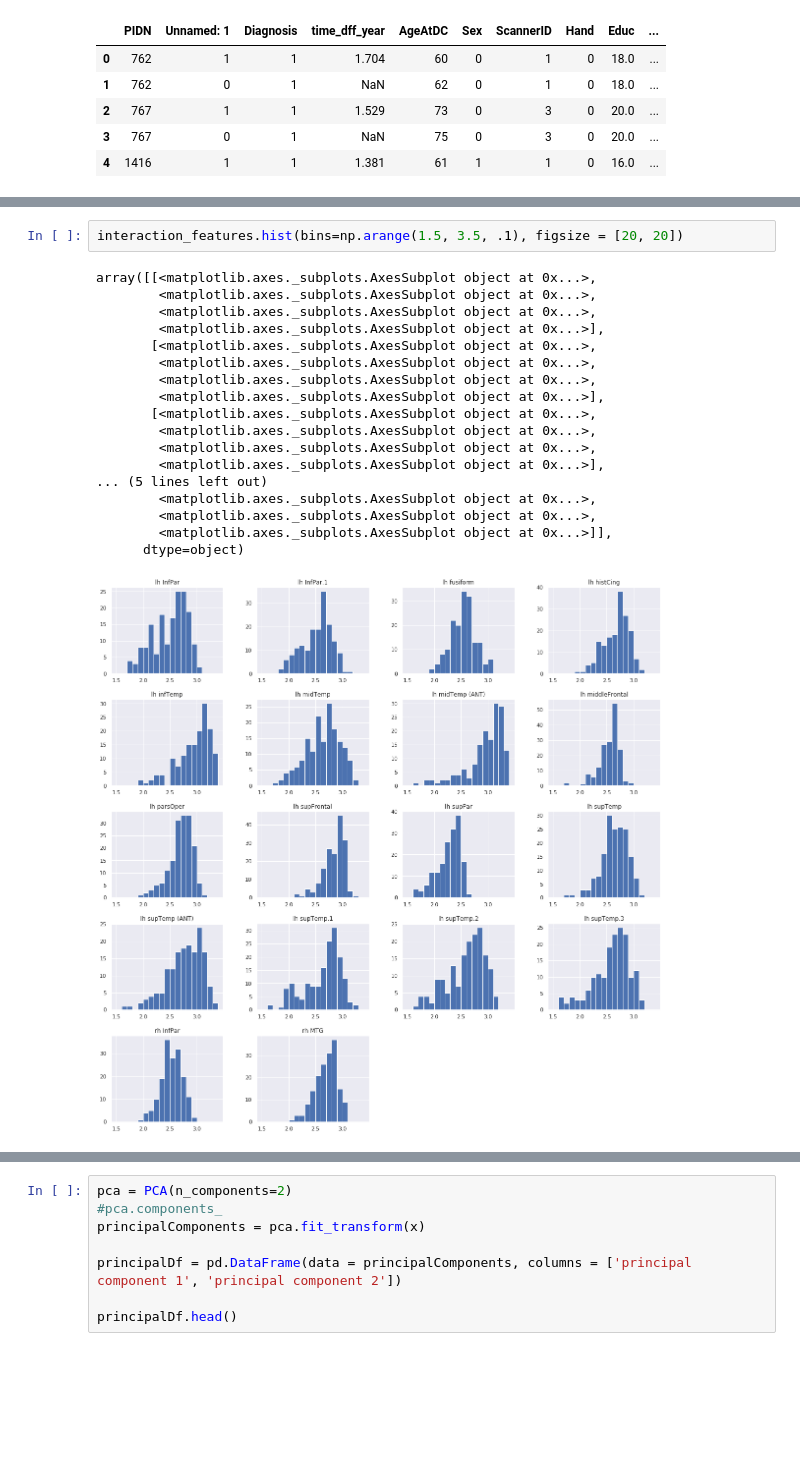
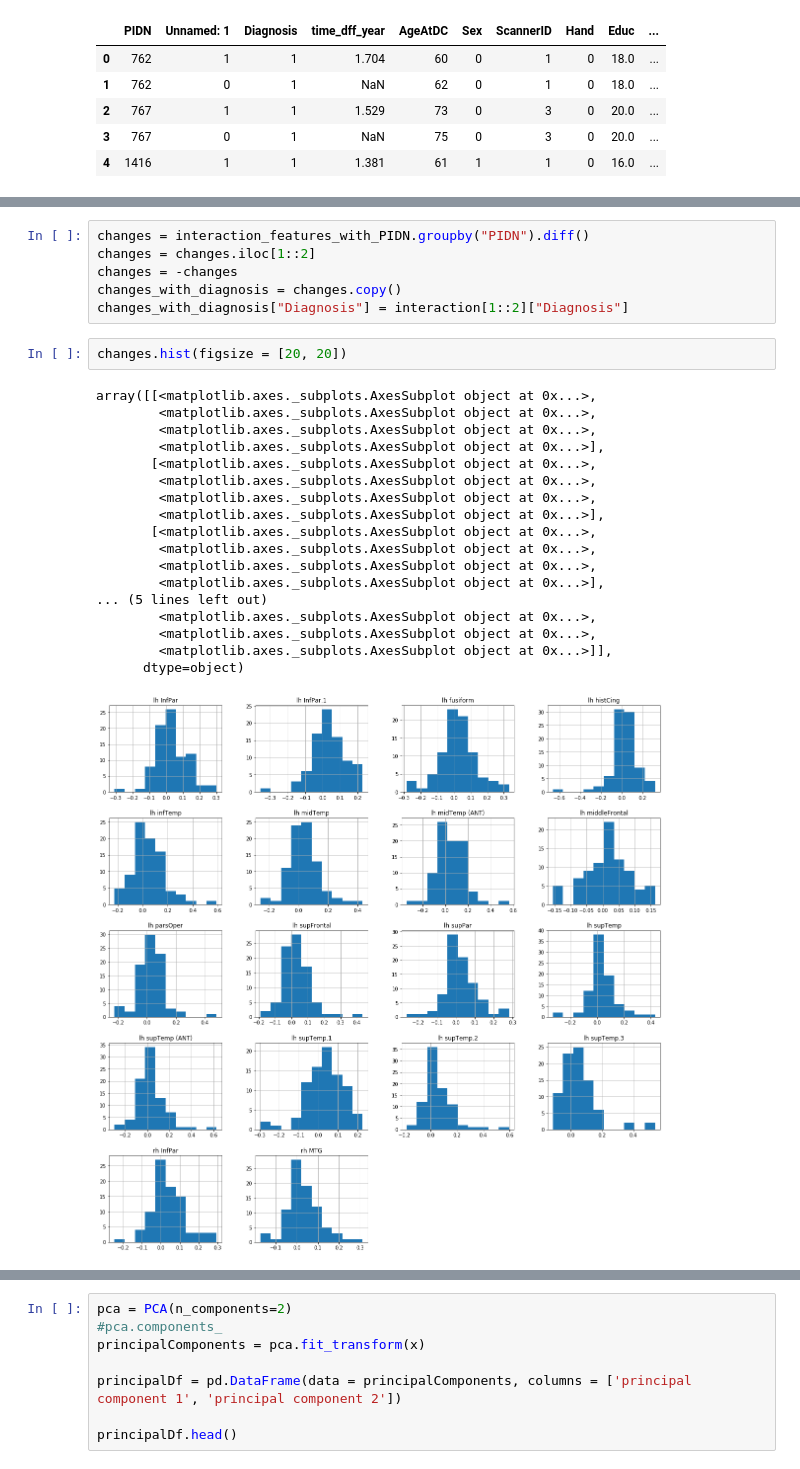
Before and after one commit to RoyMassett/Roy_Ava_Clustering_2019, a Jupyter notebook: notebooks/Thickness_Interaction_Clustering.ipynb, the cells around one changed output, grey strips where cells are left out. Drawn from its saved outputs; the diff is of its cells as text; blank space fills up the shorter version.

```diff
--- a/notebooks/Thickness_Interaction_Clustering.ipynb
+++ b/notebooks/Thickness_Interaction_Clustering.ipynb
@@ -118,22 +95,28 @@ interaction_features_with_PIDN.groupby("PIDN").diff()
-# %%
-interaction_features.hist(bins=np.arange(1.5, 3.5, .1), figsize = [20, 20])
-# %% [output]
-array([[<matplotlib.axes._subplots.AxesSubplot object at 0x...>,
-        <matplotlib.axes._subplots.AxesSubplot object at 0x...>,
-        <matplotlib.axes._subplots.AxesSubplot object at 0x...>,
-        <matplotlib.axes._subplots.AxesSubplot object at 0x...>],
-       [<matplotlib.axes._subplots.AxesSubplot object at 0x...>,
-        <matplotlib.axes._subplots.AxesSubplot object at 0x...>,
-        <matplotlib.axes._subplots.AxesSubplot object at 0x...>,
-        <matplotlib.axes._subplots.AxesSubplot object at 0x...>],
-       [<matplotlib.axes._subplots.AxesSubplot object at 0x...>,
-        <matplotlib.axes._subplots.AxesSubplot object at 0x...>,
-        <matplotlib.axes._subplots.AxesSubplot object at 0x...>,
-        <matplotlib.axes._subplots.AxesSubplot object at 0x...>],
-... (5 lines left out)
-        <matplotlib.axes._subplots.AxesSubplot object at 0x...>,
-        <matplotlib.axes._subplots.AxesSubplot object at 0x...>,
-        <matplotlib.axes._subplots.AxesSubplot object at 0x...>]],
-      dtype=object)
-[figure, removed]
+# %%
+changes = interaction_features_with_PIDN.groupby("PIDN").diff()
+changes = changes.iloc[1::2]
+changes = -changes
+changes_with_diagnosis = changes.copy()
+changes_with_diagnosis["Diagnosis"] = interaction[1::2]["Diagnosis"]
+# %%
+changes.hist(figsize = [20, 20])
+# %% [output]
+array([[<matplotlib.axes._subplots.AxesSubplot object at 0x...>,
+        <matplotlib.axes._subplots.AxesSubplot object at 0x...>,
+        <matplotlib.axes._subplots.AxesSubplot object at 0x...>,
+        <matplotlib.axes._subplots.AxesSubplot object at 0x...>],
+       [<matplotlib.axes._subplots.AxesSubplot object at 0x...>,
+        <matplotlib.axes._subplots.AxesSubplot object at 0x...>,
+        <matplotlib.axes._subplots.AxesSubplot object at 0x...>,
+        <matplotlib.axes._subplots.AxesSubplot object at 0x...>],
+       [<matplotlib.axes._subplots.AxesSubplot object at 0x...>,
+        <matplotlib.axes._subplots.AxesSubplot object at 0x...>,
+        <matplotlib.axes._subplots.AxesSubplot object at 0x...>,
+        <matplotlib.axes._subplots.AxesSubplot object at 0x...>],
+... (5 lines left out)
+        <matplotlib.axes._subplots.AxesSubplot object at 0x...>,
+        <matplotlib.axes._subplots.AxesSubplot object at 0x...>,
+        <matplotlib.axes._subplots.AxesSubplot object at 0x...>]],
+      dtype=object)
+[figure, added]
 # %%
```
Also changed, not shown: parts of 4 cells of this notebook.
